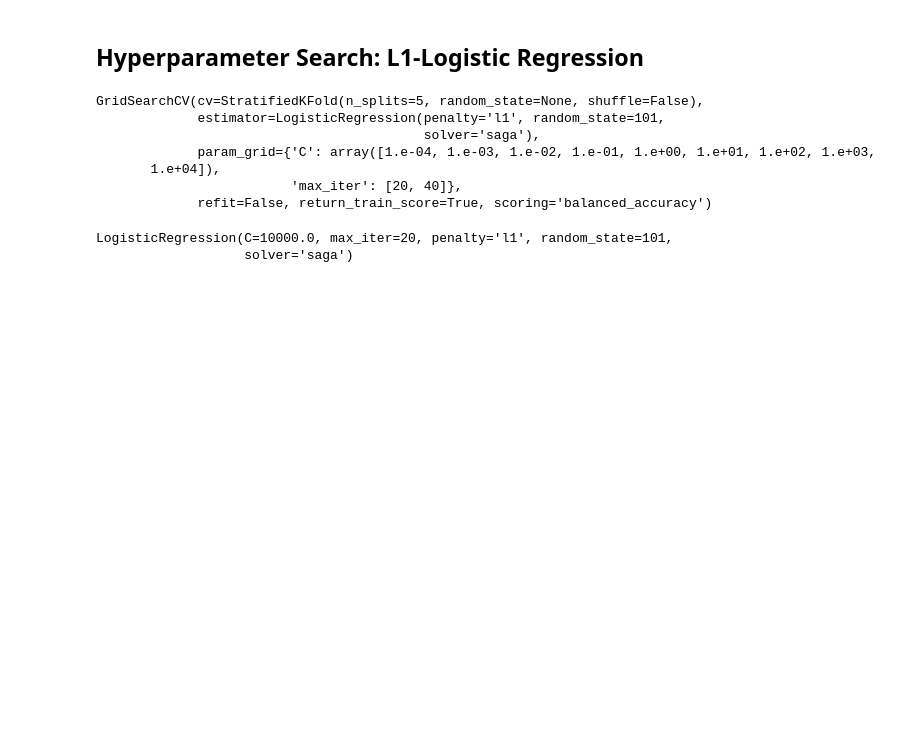
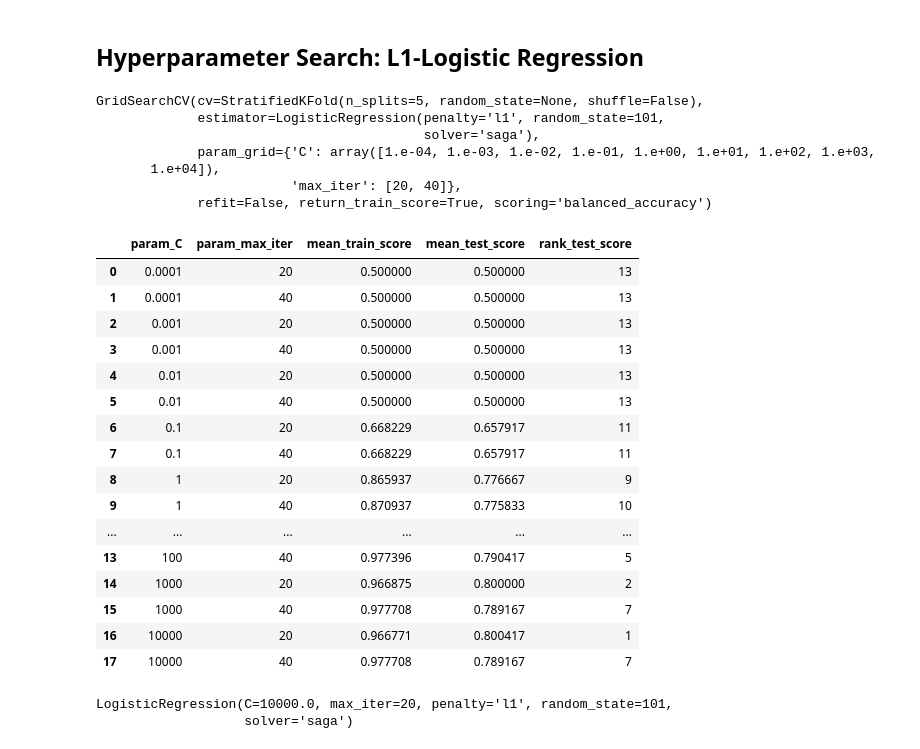
Before and after one commit to Dtphelan1/sentiment-analysis, a Jupyter notebook: BoWClassifier.ipynb, the cells around one changed output. Saved outputs shown, nothing was run; the diff lists cells and outputs as text; code cells hidden in the pictures; blank space fills up the shorter version.

```diff
--- a/BoWClassifier.ipynb
+++ b/BoWClassifier.ipynb
@@ -249,6 +287,31 @@ GridSearchCV(cv=StratifiedKFold(n_splits=5, random_state=None, shuffle=False),
              refit=False, return_train_score=True, scoring='balanced_accuracy')
 # %%
 lasso_search_results_df = pd.DataFrame(lasso_searcher.cv_results_).copy()
+# %%
+param_keys = ['param_C', 'param_max_iter']
+
+# Rearrange row order so it is easy to skim
+lasso_search_results_df.sort_values(param_keys, inplace=True)
+# %%
+lasso_search_results_df[param_keys + ['mean_train_score', 'mean_test_score', 'rank_test_score']]
+# %% [output]
+|  | param_C | param_max_iter | mean_train_score | mean_test_score | rank_test_score |
+| 0 | 0.0001 | 20 | 0.500000 | 0.500000 | 13 |
+| 1 | 0.0001 | 40 | 0.500000 | 0.500000 | 13 |
+| 2 | 0.001 | 20 | 0.500000 | 0.500000 | 13 |
+| 3 | 0.001 | 40 | 0.500000 | 0.500000 | 13 |
+| 4 | 0.01 | 20 | 0.500000 | 0.500000 | 13 |
+| 5 | 0.01 | 40 | 0.500000 | 0.500000 | 13 |
+| 6 | 0.1 | 20 | 0.668229 | 0.657917 | 11 |
+| 7 | 0.1 | 40 | 0.668229 | 0.657917 | 11 |
+| 8 | 1 | 20 | 0.865937 | 0.776667 | 9 |
+| 9 | 1 | 40 | 0.870937 | 0.775833 | 10 |
+| ... | ... | ... | ... | ... | ... |
+| 13 | 100 | 40 | 0.977396 | 0.790417 | 5 |
+| 14 | 1000 | 20 | 0.966875 | 0.800000 | 2 |
+| 15 | 1000 | 40 | 0.977708 | 0.789167 | 7 |
+| 16 | 10000 | 20 | 0.966771 | 0.800417 | 1 |
+| 17 | 10000 | 40 | 0.977708 | 0.789167 | 7 |
 # %%
 best_lasso = lasso.set_params(**lasso_searcher.best_params_)
 best_lasso.fit(x_train_text_count, y_train)
```
Also changed, not shown: parts of 9 cells of this notebook, 1 other file.
